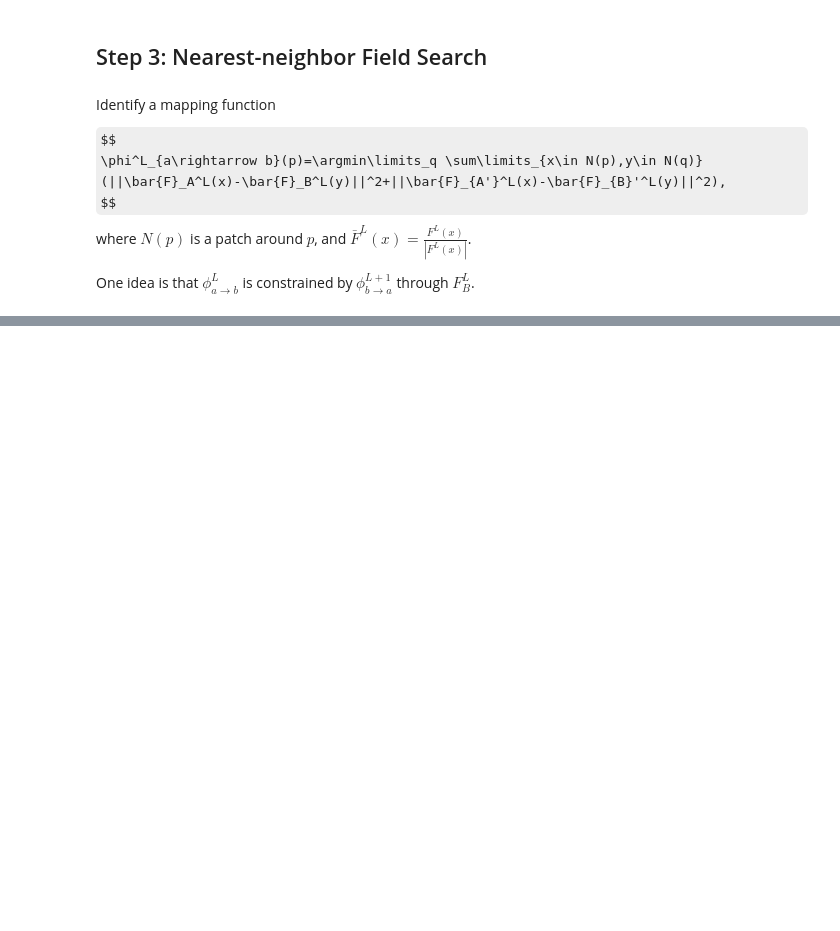
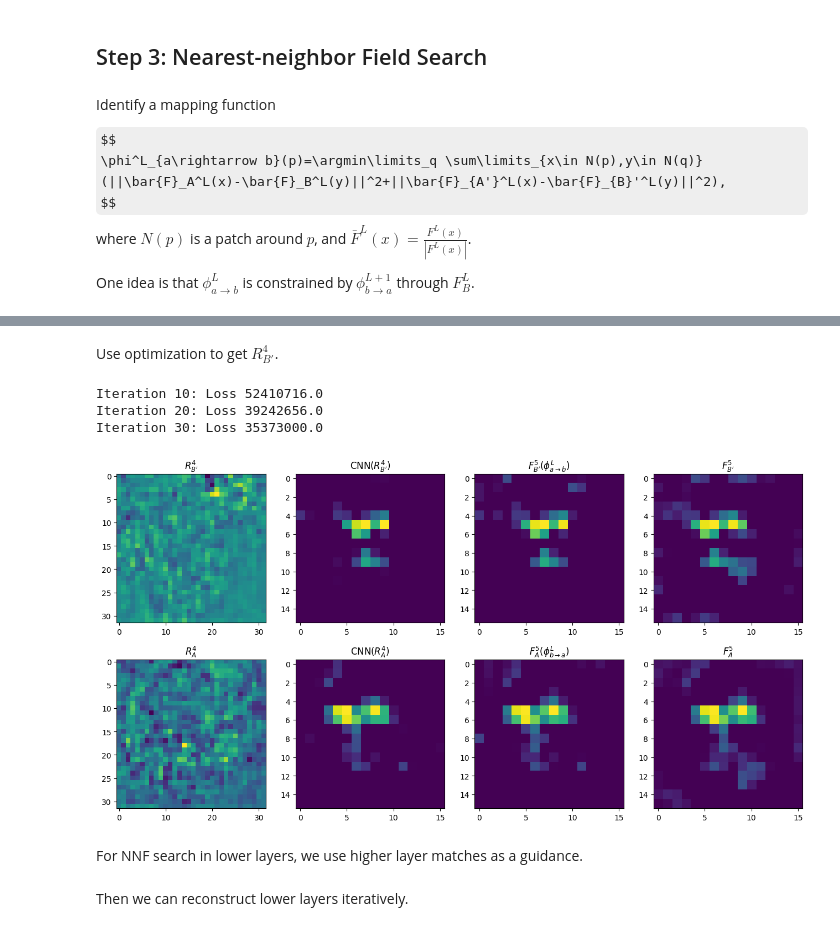
Before and after one commit to JKay15/PKU_CV2024fall, a Jupyter notebook: ImageAnalogy/Deep_Image_Analogy.ipynb, the cells around one changed output, grey strips where cells are left out. Saved outputs shown, nothing was run; the diff lists cells and outputs as text; code cells hidden in the pictures; some formulas as TeX source; blank space fills up the shorter version.

```diff
--- a/ImageAnalogy/Deep_Image_Analogy.ipynb
+++ b/ImageAnalogy/Deep_Image_Analogy.ipynb
@@ -361,0 +441,70 @@ torch.Size([14, 14])
+# %% [markdown]
+Use optimization to get $R_{B'}^4$.
+# %%
+def deconv(r, f, cnn, start, end, iter=100, showevery=10):
+    """
+    Inputs:
+    - r: The feature map to be optimized
+    - f: The feature map to match
+    - cnn: The VGG model
+    - start: The layer to start from, e.g. 3
+    - end: The layer to end at, e.g. 'r51'
+
+    Returns:
+    - r: The optimized feature map
+    """
+    optimizer = optim.LBFGS([r])
+    for i in range(iter):
+        def closure():
+            optimizer.zero_grad()
+            cnn_r = cnn(r, start=start)[end]
+            loss = F.mse_loss(cnn_r, f, reduction='sum')
+            loss.backward()
+            return loss
+        optimizer.step(closure)
+        if (i+1) % showevery == 0:
+            print(f"Iteration {i+1}: Loss {closure().item()}")
+    return r.detach()
+
+
+r4_B_ = torch.randn_like(feats_B_['r41'], requires_grad=True)
+r4_A = torch.randn_like(feats_A['r41'], requires_grad=True)
+r4_B_ = deconv(r4_B_, F_b2a, cnn, start=3, end='r51', iter=30)
+r4_A = deconv(r4_A, F_a2b, cnn, start=3, end='r51', iter=30)
+print(r4_B_.shape, r4_A.shape)
+# %% [output]
+Iteration 10: Loss 52410716.0
+Iteration 20: Loss 39242656.0
+Iteration 30: Loss 35373000.0
+# %%
+# visualize the deconvolved feature maps
+plt.figure(figsize=(16, 8))
+plt.subplot(241)
+plt.imshow(r4_B_[0, 0].cpu().numpy())
+plt.title("$R^{4}_{B'}$")
+plt.subplot(242)
+plt.imshow(cnn(r4_B_, start=3)['r51'][0, 0].cpu().detach().numpy())
+plt.title("$\\text{CNN}(R^{4}_{B'})$")
+plt.subplot(243)
+plt.imshow(F_b2a[0, 0].cpu().numpy())
+plt.title("$F^{5}_{B'}(\phi^L_{a \\rightarrow b})$")
+plt.subplot(244)
+plt.imshow(feats_B_['r51'][0, 0].cpu().numpy())
+plt.title("$F^{5}_{B'}$")
+plt.subplot(245)
+plt.imshow(r4_A[0, 0].cpu().numpy())
+plt.title("$R^{4}_{A}$")
+plt.subplot(246)
+plt.imshow(cnn(r4_A, start=3)['r51'][0, 0].cpu().detach().numpy())
+plt.title("$\\text{CNN}(R^{4}_{A})$")
+plt.subplot(247)
+plt.imshow(F_a2b[0, 0].cpu().numpy())
+plt.title("$F^{5}_{A}(\phi^L_{b \\rightarrow a})$")
+plt.subplot(248)
+plt.imshow(feats_A['r51'][0, 0].cpu().numpy())
+plt.title("$F^{5}_{A}$")
+plt.show()
+# %% [output]
+[figure, added]
+# %% [markdown]
+For NNF search in lower layers, we use higher layer matches as a guidance.
@@ -361,0 +552,2 @@ torch.Size([14, 14])
+# %% [markdown]
+Then we can reconstruct lower layers iteratively.
```
Also changed, not shown: parts of 19 cells of this notebook.
